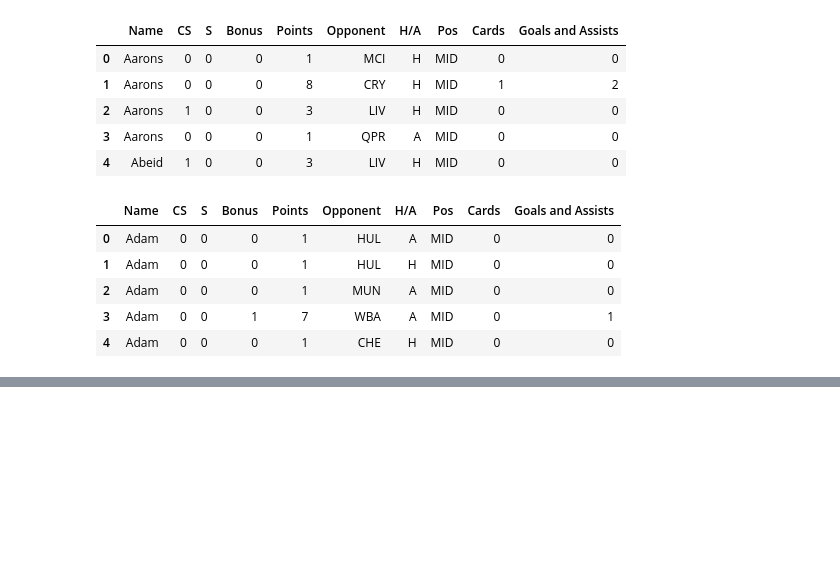
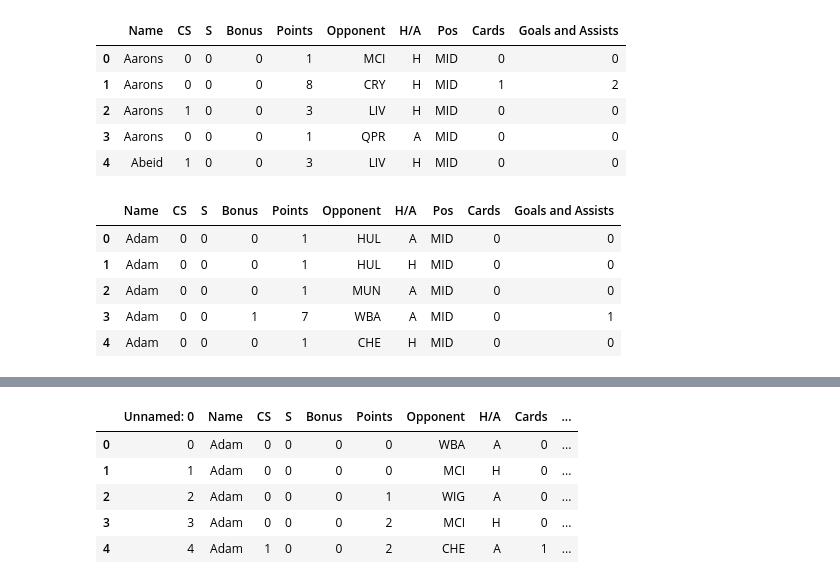
Before and after one commit to adithyarganesh/Fantasy-Football-Analysis, a Jupyter notebook: Fantasy Player Prediction/Preprocessing.ipynb, the cells around one changed output, grey strips where cells are left out. Cells and saved outputs as stored; diff of their text form; code cells hidden in the pictures; blank space fills up the shorter version.

```diff
--- a/Fantasy Player Prediction/Preprocessing.ipynb
+++ b/Fantasy Player Prediction/Preprocessing.ipynb
@@ -307,3 +281,14 @@ r = result[result['H/A'] != 'l']
 # %%
 r.to_csv('train.csv', encoding= 'utf-8')
 r.to_csv('train_ansi.csv', encoding= 'ANSI')
+# %%
+result = pd.read_csv('train.csv')
+# %%
+result.head()
+# %% [output]
+|  | Unnamed: 0 | Name | CS | S | Bonus | Points | Opponent | H/A | Cards | ... |
+| 0 | 0 | Adam | 0 | 0 | 0 | 0 | WBA | A | 0 | ... |
+| 1 | 1 | Adam | 0 | 0 | 0 | 0 | MCI | H | 0 | ... |
+| 2 | 2 | Adam | 0 | 0 | 0 | 1 | WIG | A | 0 | ... |
+| 3 | 3 | Adam | 0 | 0 | 0 | 2 | MCI | H | 0 | ... |
+| 4 | 4 | Adam | 1 | 0 | 0 | 2 | CHE | A | 1 | ... |
```
Also changed, not shown: parts of 37 cells of this notebook, 7 other files.
